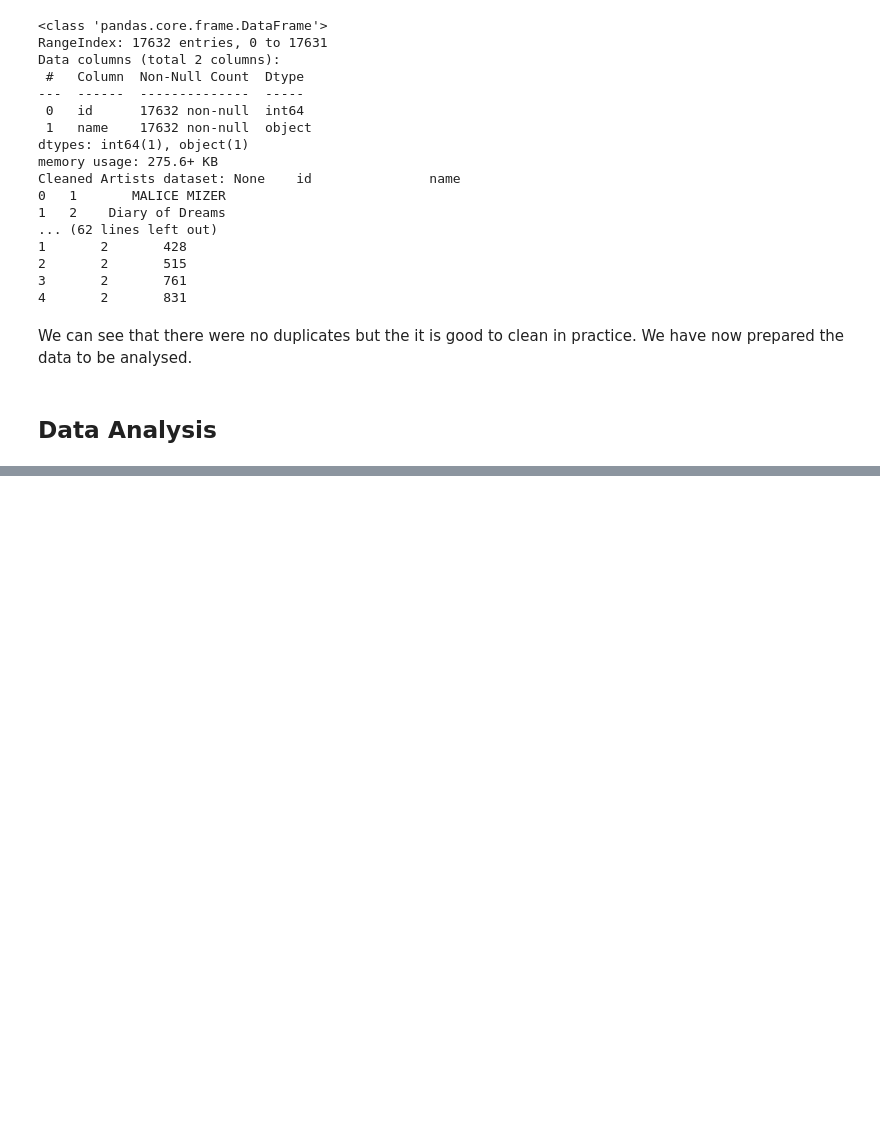
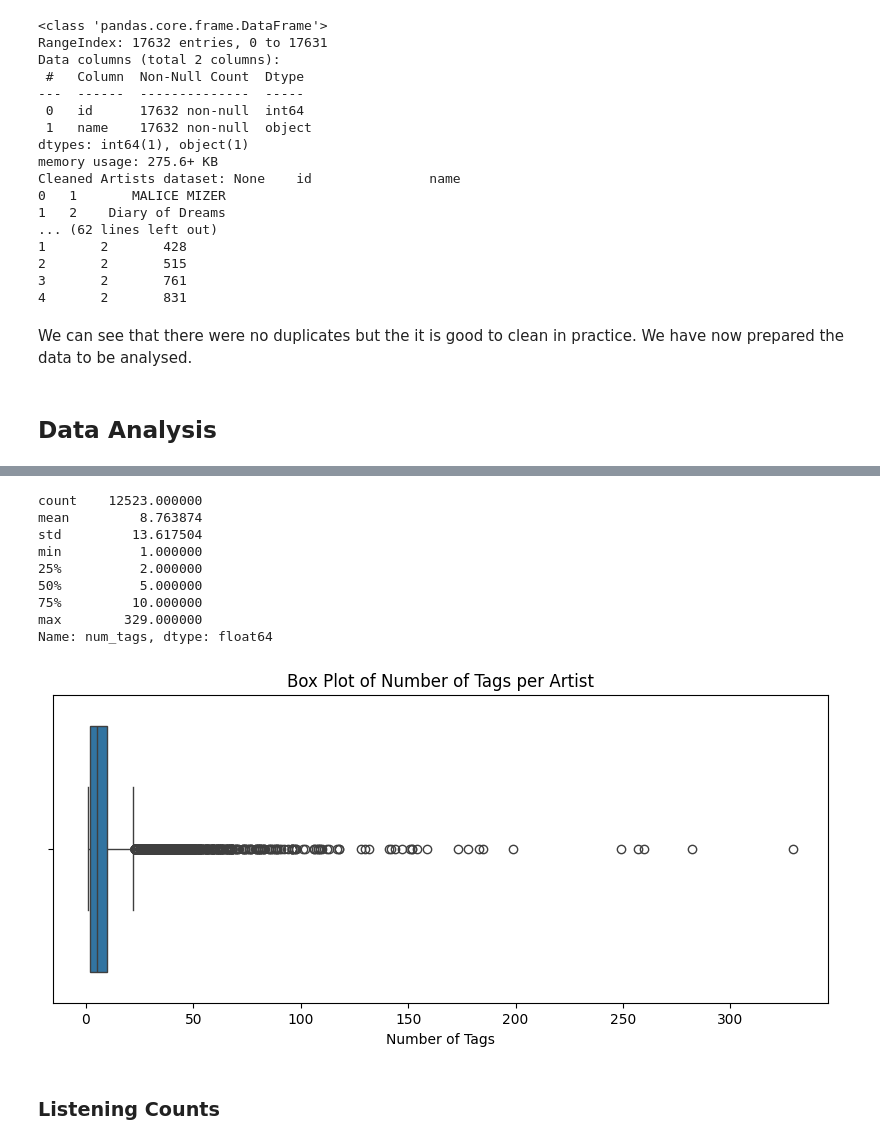
Before and after one commit to elimiller7/dst-assessment-2, a Jupyter notebook: EliM/EDA.ipynb, the cells around one changed output, grey strips where cells are left out. Cells and saved outputs as stored; diff of their text form; code cells hidden in the pictures; blank space fills up the shorter version.

```diff
--- a/EliM/EDA.ipynb
+++ b/EliM/EDA.ipynb
@@ -276,0 +353,27 @@ We can see that there were no duplicates but the it is good to clean in practice
+# %%
+# Calculate descriptive statistics
+stats = tag_counts_per_artist['num_tags'].describe()
+print(stats)
+
+# Apply log transformation (add 1 to avoid log(0) issues)
+tag_counts_per_artist['log_num_tags'] = tag_counts_per_artist['num_tags'].apply(lambda x: np.log1p(x))
+
+# Boxplot
+plt.figure(figsize=(10, 4))
+sns.boxplot(x=tag_counts_per_artist['num_tags'])
+plt.title('Box Plot of Number of Tags per Artist')
+plt.xlabel('Number of Tags')
+plt.show()
+# %% [output]
+count    12523.000000
+mean         8.763874
+std         13.617504
+min          1.000000
+25%          2.000000
+50%          5.000000
+75%         10.000000
+max        329.000000
+Name: num_tags, dtype: float64
+[figure, added]
+# %% [markdown]
+### Listening Counts
```
Also changed, not shown: parts of 33 cells of this notebook.
